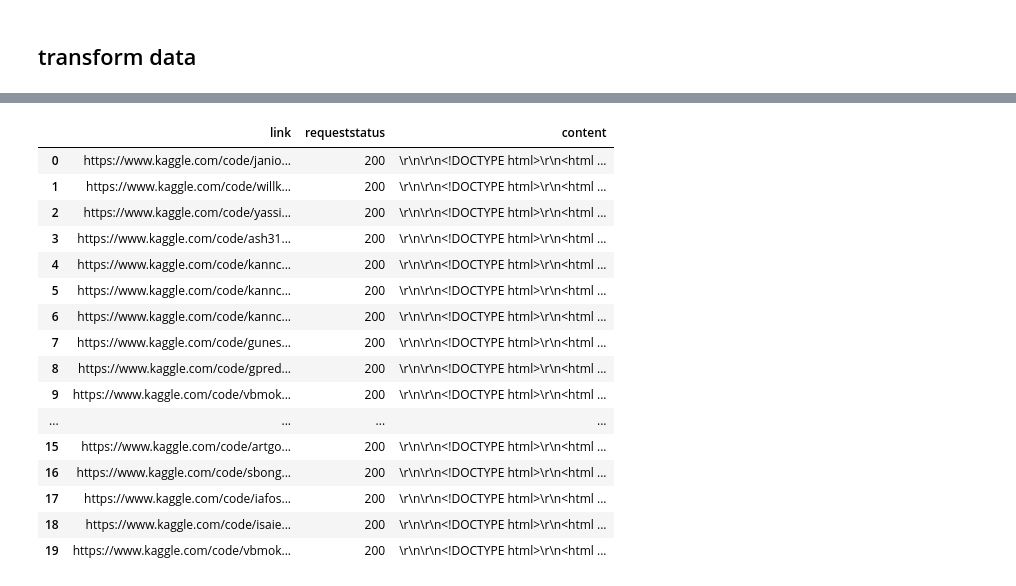
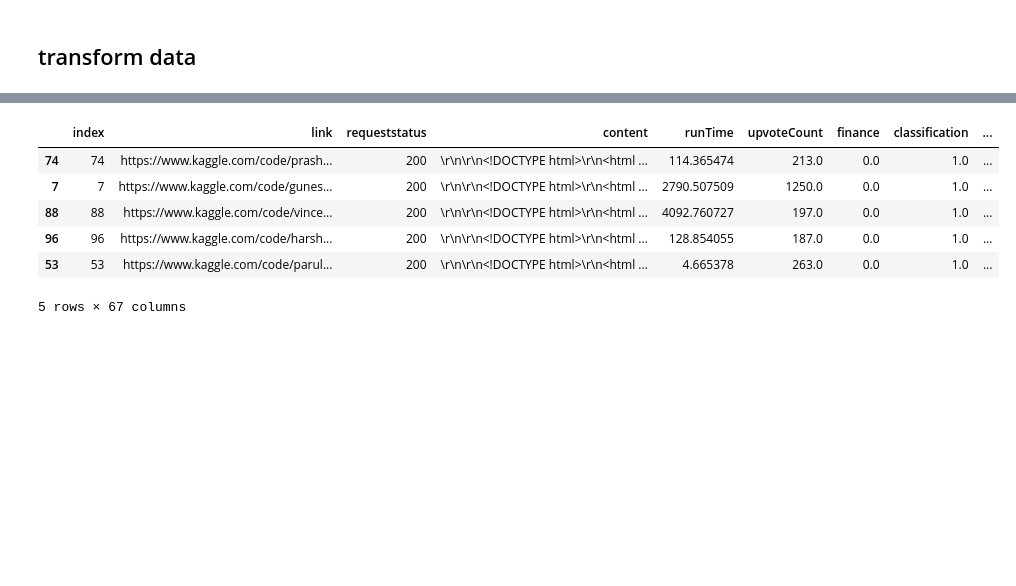
Before and after one commit to CoenBeemer/AI, a Jupyter notebook: src/overlordAI.ipynb, the cells around one changed output, grey strips where cells are left out. Cells and saved outputs as stored; diff of their text form; code cells hidden in the pictures; blank space fills up the shorter version.

Commit message:
add csv export to gitignore, add tags, upvotes and runtime to df

```diff
--- a/src/overlordAI.ipynb
+++ b/src/overlordAI.ipynb
@@ -130,20 +193,10 @@ df.describe()
-# %%
-df.head(20)
-# %% [output]
-|  | link | requeststatus | content |
-| 0 | https://www.kaggle.com/code/janio... | 200 | \r\n\r\n<!DOCTYPE html>\r\n<html ... |
-| 1 | https://www.kaggle.com/code/willk... | 200 | \r\n\r\n<!DOCTYPE html>\r\n<html ... |
-| 2 | https://www.kaggle.com/code/yassi... | 200 | \r\n\r\n<!DOCTYPE html>\r\n<html ... |
-| 3 | https://www.kaggle.com/code/ash31... | 200 | \r\n\r\n<!DOCTYPE html>\r\n<html ... |
-| 4 | https://www.kaggle.com/code/kannc... | 200 | \r\n\r\n<!DOCTYPE html>\r\n<html ... |
-| 5 | https://www.kaggle.com/code/kannc... | 200 | \r\n\r\n<!DOCTYPE html>\r\n<html ... |
-| 6 | https://www.kaggle.com/code/kannc... | 200 | \r\n\r\n<!DOCTYPE html>\r\n<html ... |
-| 7 | https://www.kaggle.com/code/gunes... | 200 | \r\n\r\n<!DOCTYPE html>\r\n<html ... |
-| 8 | https://www.kaggle.com/code/gpred... | 200 | \r\n\r\n<!DOCTYPE html>\r\n<html ... |
-| 9 | https://www.kaggle.com/code/vbmok... | 200 | \r\n\r\n<!DOCTYPE html>\r\n<html ... |
-| ... | ... | ... | ... |
-| 15 | https://www.kaggle.com/code/artgo... | 200 | \r\n\r\n<!DOCTYPE html>\r\n<html ... |
-| 16 | https://www.kaggle.com/code/sbong... | 200 | \r\n\r\n<!DOCTYPE html>\r\n<html ... |
-| 17 | https://www.kaggle.com/code/iafos... | 200 | \r\n\r\n<!DOCTYPE html>\r\n<html ... |
-| 18 | https://www.kaggle.com/code/isaie... | 200 | \r\n\r\n<!DOCTYPE html>\r\n<html ... |
-| 19 | https://www.kaggle.com/code/vbmok... | 200 | \r\n\r\n<!DOCTYPE html>\r\n<html ... |
+# %%
+df.sample(5)
+# %% [output]
+|  | index | link | requeststatus | content | runTime | upvoteCount | finance | classification | ... |
+| 74 | 74 | https://www.kaggle.com/code/prash... | 200 | \r\n\r\n<!DOCTYPE html>\r\n<html ... | 114.365474 | 213.0 | 0.0 | 1.0 | ... |
+| 7 | 7 | https://www.kaggle.com/code/gunes... | 200 | \r\n\r\n<!DOCTYPE html>\r\n<html ... | 2790.507509 | 1250.0 | 0.0 | 1.0 | ... |
+| 88 | 88 | https://www.kaggle.com/code/vince... | 200 | \r\n\r\n<!DOCTYPE html>\r\n<html ... | 4092.760727 | 197.0 | 0.0 | 1.0 | ... |
+| 96 | 96 | https://www.kaggle.com/code/harsh... | 200 | \r\n\r\n<!DOCTYPE html>\r\n<html ... | 128.854055 | 187.0 | 0.0 | 1.0 | ... |
+| 53 | 53 | https://www.kaggle.com/code/parul... | 200 | \r\n\r\n<!DOCTYPE html>\r\n<html ... | 4.665378 | 263.0 | 0.0 | 1.0 | ... |
+5 rows × 67 columns
```
Also changed, not shown: parts of 31 cells of this notebook, 1 other file.
